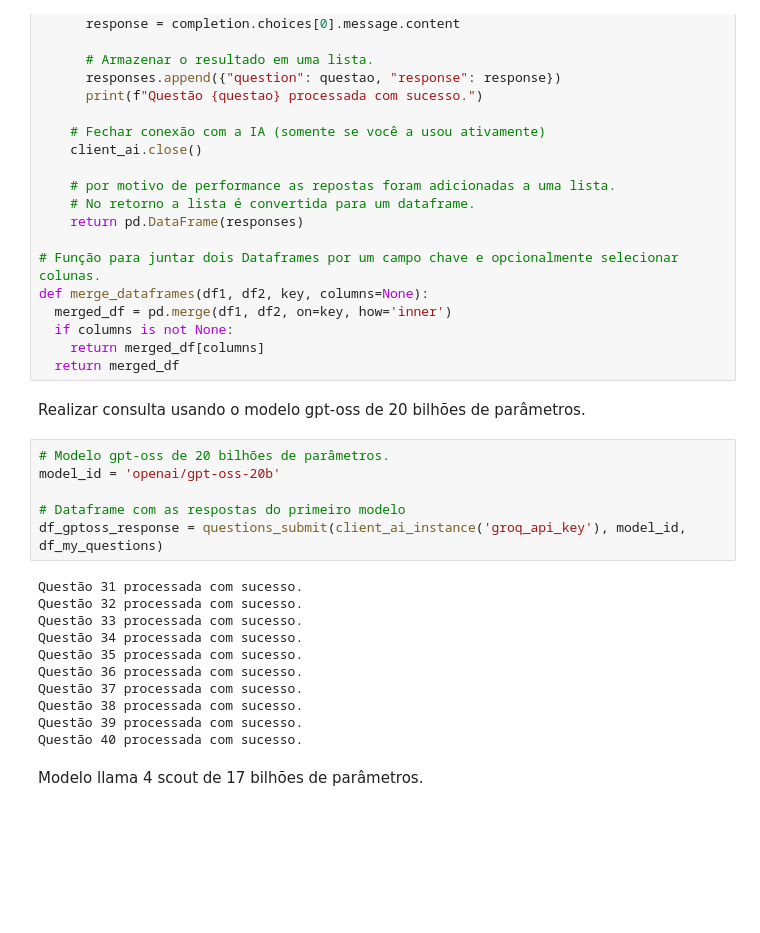
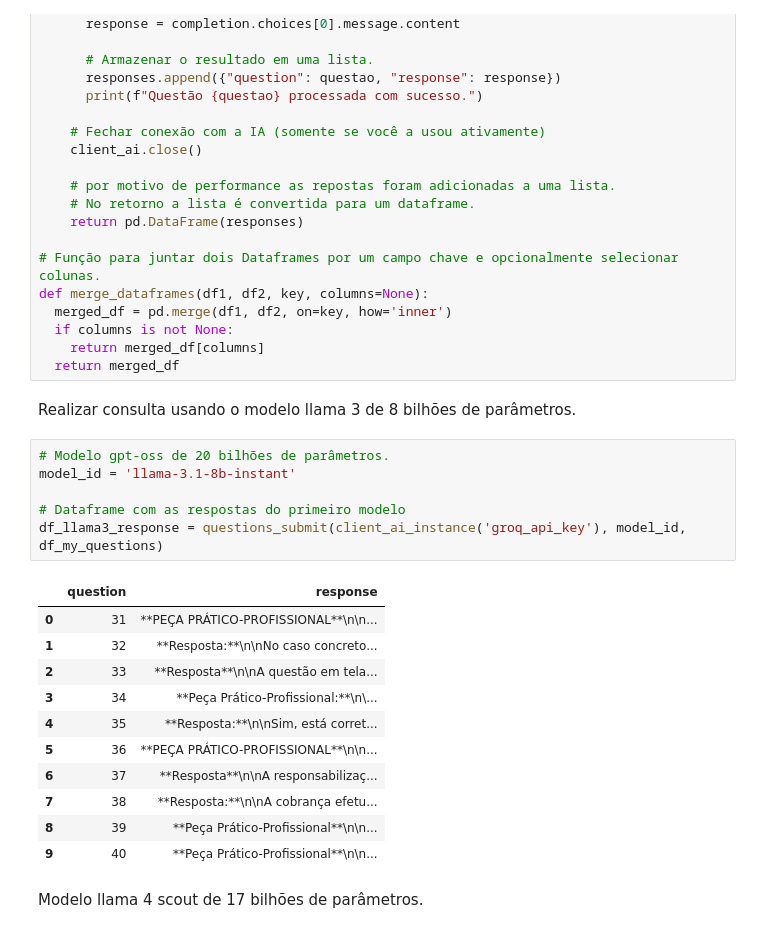
Before and after one commit to eduoududu/juridico, a Jupyter notebook: models/open_questions.ipynb, the cells around one changed output. Saved outputs shown, nothing was run; the diff lists cells and outputs as text; blank space fills up the shorter version.

```diff
--- a/models/open_questions.ipynb
+++ b/models/open_questions.ipynb
@@ -138,24 +138,25 @@ def merge_dataframes(df1, df2, key, columns=None):
     return merged_df[columns]
   return merged_df
 # %% [markdown]
-Realizar consulta usando o modelo gpt-oss de 20 bilhões de parâmetros.
+Realizar consulta usando o modelo llama 3 de 8 bilhões de parâmetros.
 # %%
 # Modelo gpt-oss de 20 bilhões de parâmetros.
-model_id = 'openai/gpt-oss-20b'
+model_id = 'llama-3.1-8b-instant'
 
 # Dataframe com as respostas do primeiro modelo
-df_gptoss_response = questions_submit(client_ai_instance('groq_api_key'), model_id, df_my_questions)
+df_llama3_response = questions_submit(client_ai_instance('groq_api_key'), model_id, df_my_questions)
 # %% [output]
-Questão 31 processada com sucesso.
-Questão 32 processada com sucesso.
-Questão 33 processada com sucesso.
-Questão 34 processada com sucesso.
-Questão 35 processada com sucesso.
-Questão 36 processada com sucesso.
-Questão 37 processada com sucesso.
-Questão 38 processada com sucesso.
-Questão 39 processada com sucesso.
-Questão 40 processada com sucesso.
+|  | question | response |
+| 0 | 31 | **PEÇA PRÁTICO-PROFISSIONAL**\n\n... |
+| 1 | 32 | **Resposta:**\n\nNo caso concreto... |
+| 2 | 33 | **Resposta**\n\nA questão em tela... |
+| 3 | 34 | **Peça Prático-Profissional:**\n\... |
+| 4 | 35 | **Resposta:**\n\nSim, está corret... |
+| 5 | 36 | **PEÇA PRÁTICO-PROFISSIONAL**\n\n... |
+| 6 | 37 | **Resposta**\n\nA responsabilizaç... |
+| 7 | 38 | **Resposta:**\n\nA cobrança efetu... |
+| 8 | 39 | **Peça Prático-Profissional**\n\n... |
+| 9 | 40 | **Peça Prático-Profissional**\n\n... |
 # %% [markdown]
 Modelo llama 4 scout de 17 bilhões de parâmetros.
 # %%
```
Also changed, not shown: parts of 8 cells of this notebook, 1 other file.
